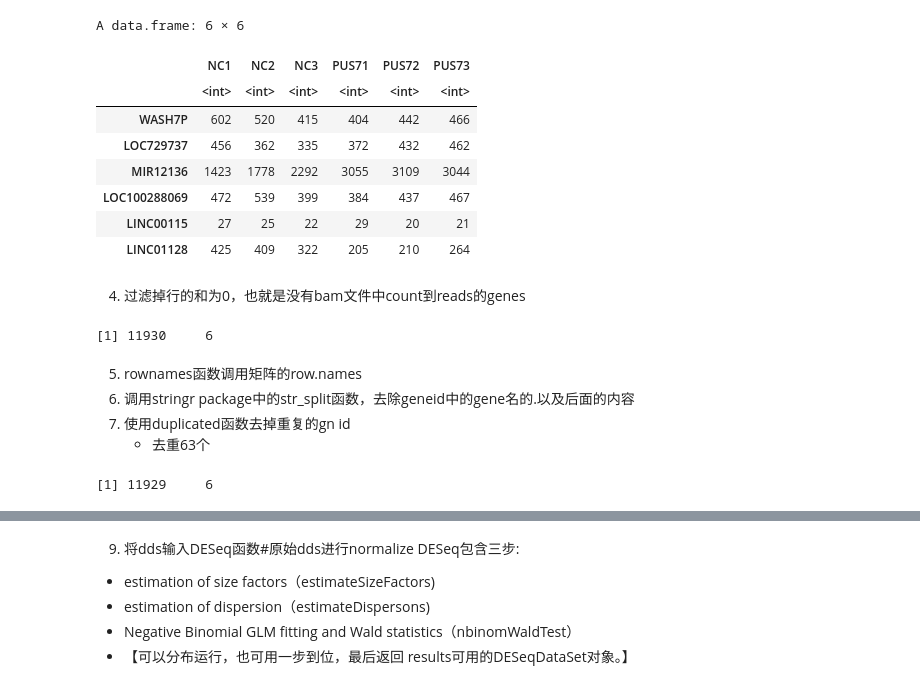
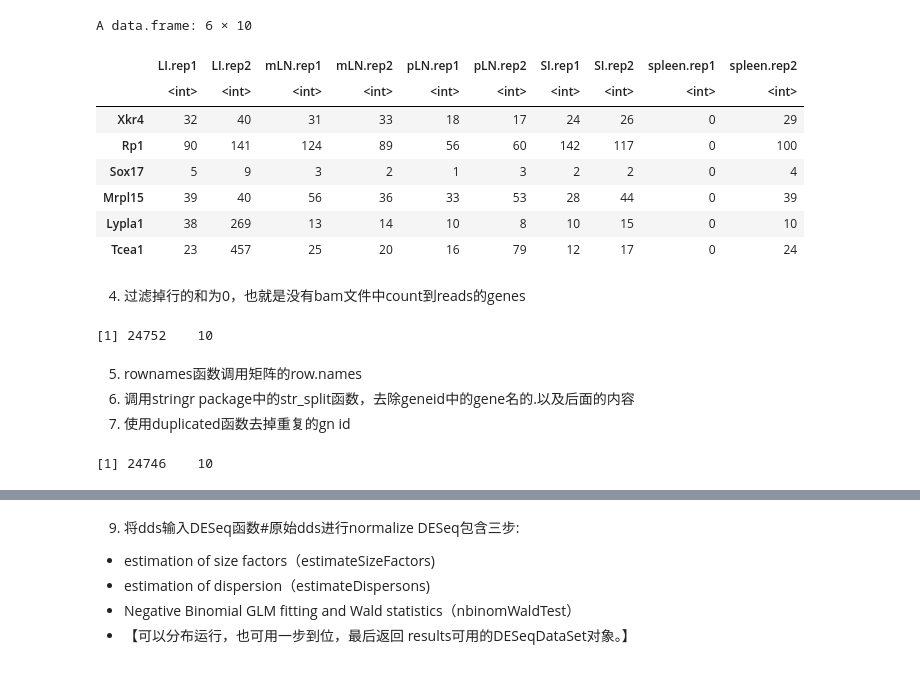
Before and after one commit to hermanzhaozzzz/snakepipes_RNA-seq, a Jupyter notebook: step.04_raw-counts-for-deseq2.step3_DESeq2_plots_zhn.ipynb, the cells around one changed output, grey strips where cells are left out. Saved outputs shown, nothing was run; the diff lists cells and outputs as text; code cells hidden in the pictures.

```diff
--- a/step.04_raw-counts-for-deseq2.step3_DESeq2_plots_zhn.ipynb
+++ b/step.04_raw-counts-for-deseq2.step3_DESeq2_plots_zhn.ipynb
@@ -32,12 +59,10 @@
 # %%
-### read data ------------------------------------------------------------------------------>
-rawcts <- read.table("../featureCounts/all_feature_fix.csv",header = TRUE,row.names = 1)
-
-# vs1
-# colData <- read.table("sample-NC_vs_CCNB1.csv",header = TRUE)
-# rawcts <- rawcts[,c(1,2,3,4,5,6)]
-colData <- read.table("sample-NC_vs_PUS7.csv",header = TRUE)
-rawcts <- rawcts[,c(1,2,3,7,8,9)]
-
-dim(rawcts)
+raw_counts <- read.table(
+    "../featureCounts/all_feature_fix.csv",
+    header=TRUE,
+    sep=',',
+    row.names=1
+)
+# raw_counts <- raw_counts[,c(1,2,3,7,8,9)]
+head(raw_counts, 5)
 # %% [output]
@@ -78,38 +98,37 @@ A data.frame: 6 × 3
 # %%
-# 看一下rawcts
-# 这个很简单就是geneid为index，样本信息的counts数为columns
-head(rawcts)
+# 看一下raw_counts
+# geneid为index，样本信息的counts数为columns
+head(raw_counts)
 # %% [output]
-A data.frame: 6 × 6
+A data.frame: 6 × 10
-|  | NC1 | NC2 | NC3 | PUS71 | PUS72 | PUS73 |
-|  | <int> | <int> | <int> | <int> | <int> | <int> |
-| WASH7P | 602 | 520 | 415 | 404 | 442 | 466 |
-| LOC729737 | 456 | 362 | 335 | 372 | 432 | 462 |
-| MIR12136 | 1423 | 1778 | 2292 | 3055 | 3109 | 3044 |
-| LOC100288069 | 472 | 539 | 399 | 384 | 437 | 467 |
-| LINC00115 | 27 | 25 | 22 | 29 | 20 | 21 |
-| LINC01128 | 425 | 409 | 322 | 205 | 210 | 264 |
+|  | LI.rep1 | LI.rep2 | mLN.rep1 | mLN.rep2 | pLN.rep1 | pLN.rep2 | SI.rep1 | SI.rep2 | spleen.rep1 | spleen.rep2 |
+|  | <int> | <int> | <int> | <int> | <int> | <int> | <int> | <int> | <int> | <int> |
+| Xkr4 | 32 | 40 | 31 | 33 | 18 | 17 | 24 | 26 | 0 | 29 |
+| Rp1 | 90 | 141 | 124 | 89 | 56 | 60 | 142 | 117 | 0 | 100 |
+| Sox17 | 5 | 9 | 3 | 2 | 1 | 3 | 2 | 2 | 0 | 4 |
+| Mrpl15 | 39 | 40 | 56 | 36 | 33 | 53 | 28 | 44 | 0 | 39 |
+| Lypla1 | 38 | 269 | 13 | 14 | 10 | 8 | 10 | 15 | 0 | 10 |
+| Tcea1 | 23 | 457 | 25 | 20 | 16 | 79 | 12 | 17 | 0 | 24 |
 # %% [markdown]
 4. 过滤掉行的和为0，也就是没有bam文件中count到reads的genes
 # %%
 ### filt genes that don't express in all sample -------------------------------------------->
 #  其实不用过滤了，step3过滤了RPKM >= 1
-rawcts <- rawcts[rowSums(rawcts)>0,]
-dim(rawcts)
+raw_counts <- raw_counts[rowSums(raw_counts)>0,]
+dim(raw_counts)
 # %% [output]
-[1] 11930     6
+[1] 24752    10
 # %% [markdown]
 5. rownames函数调用矩阵的row.names
 6. 调用stringr package中的str_split函数，去除geneid中的gene名的.以及后面的内容
 7. 使用duplicated函数去掉重复的gn id
-   - 去重63个
 # %%
 ### remove version in ensembl id ----------------------------------------------------------->
-gn <- stringr::str_split(rownames(rawcts),"\\.",simplify = T)[,1]
+gn <- stringr::str_split(rownames(raw_counts),"\\.",simplify = T)[,1]
 # gene_id如果已经是name，name这个也做不做无所谓↑
 # remove duplicate
-rawcts <- rawcts[!duplicated(gn),]
-rownames(rawcts) <- gn[!duplicated(gn)]
-dim(rawcts)
+raw_counts <- raw_counts[!duplicated(gn),]
+rownames(raw_counts) <- gn[!duplicated(gn)]
+dim(raw_counts)
 # %% [output]
-[1] 11929     6
+[1] 24746    10
```
Also changed, not shown: parts of 57 cells of this notebook, 26 other files.
